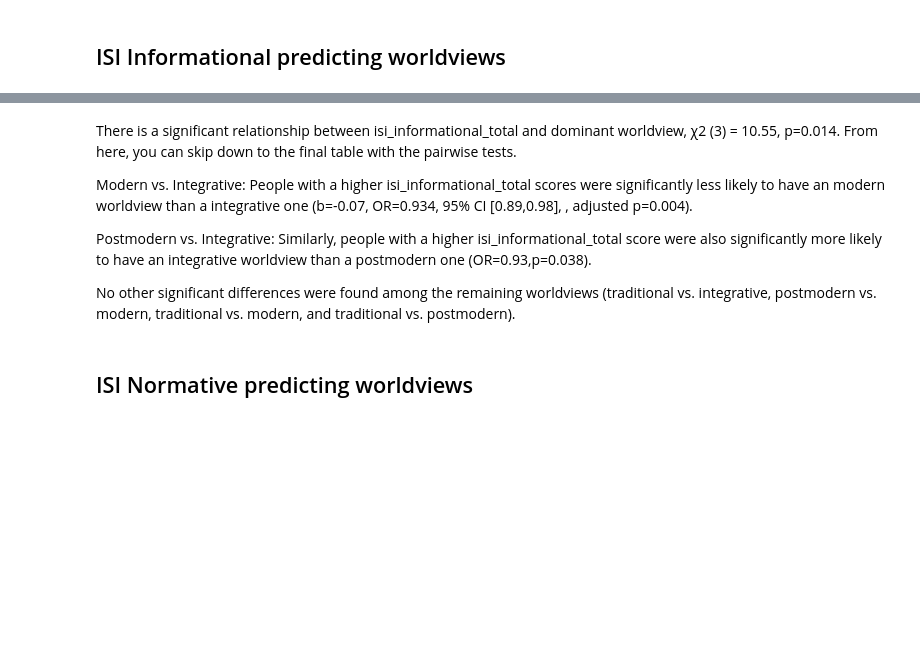
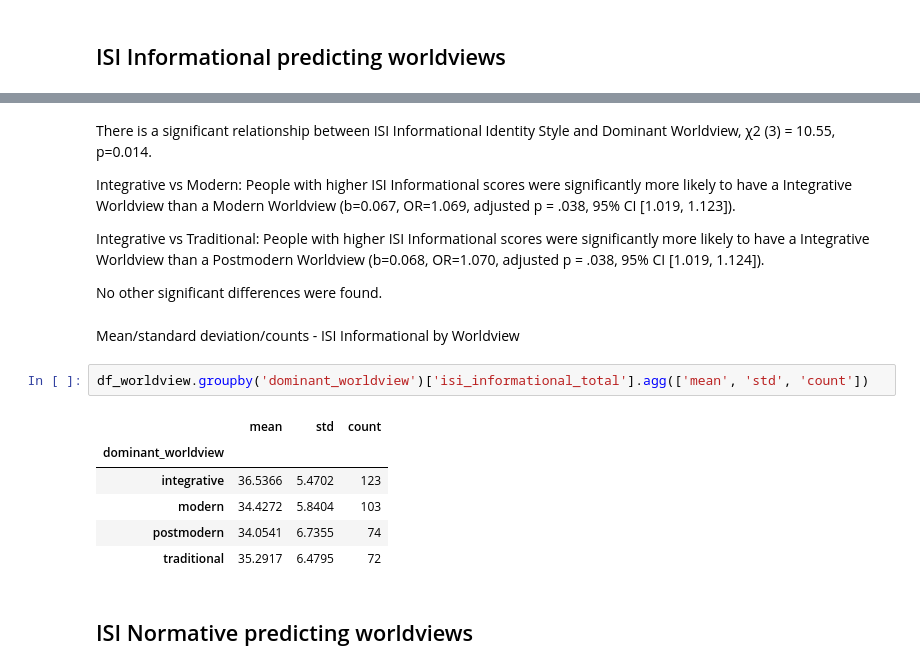
Before and after one commit to ReneeErnst/worldview-study, a Jupyter notebook: notebooks/analysis.ipynb, the cells around one changed output, grey strips where cells are left out. Cells and saved outputs as stored; diff of their text form; blank space fills up the shorter version.

```diff
--- a/notebooks/analysis.ipynb
+++ b/notebooks/analysis.ipynb
@@ -1278,13 +1298,24 @@ Category Mapping:
 5   traditional vs. postmodern       0.0288      0.0255   1.1284      1.0292           0.9790           1.0819                  0.7775
 ----------------------------------------------------------------------
 # %% [markdown]
-There is a significant relationship between isi_informational_total and dominant worldview, χ2 (3) = 10.55, p=0.014. From here, you can skip down to the final table with the pairwise tests.
+There is a significant relationship between ISI Informational Identity Style and Dominant Worldview, χ2 (3) = 10.55, p=0.014.
 
-Modern vs. Integrative: People with a higher isi_informational_total scores were significantly less likely to have an modern worldview than a integrative one (b=-0.07, OR=0.934, 95% CI [0.89,0.98], , adjusted p=0.004).
+Integrative vs Modern: People with higher ISI Informational scores were significantly more likely to have a Integrative Worldview than a Modern Worldview (b=0.067, OR=1.069, adjusted p = .038, 95% CI [1.019, 1.123]).
 
-Postmodern vs. Integrative: Similarly, people with a higher isi_informational_total score were also significantly more likely to have an integrative worldview than a postmodern one (OR=0.93,p=0.038).
+Integrative vs Traditional: People with higher ISI Informational scores were significantly more likely to have a Integrative Worldview than a Postmodern Worldview (b=0.068, OR=1.070, adjusted p = .038, 95% CI [1.019, 1.124]).
 
-No other significant differences were found among the remaining worldviews (traditional vs. integrative, postmodern vs. modern, traditional vs. modern, and traditional vs. postmodern).
+No other significant differences were found.
+# %% [markdown]
+Mean/standard deviation/counts - ISI Informational by Worldview
+# %%
+df_worldview.groupby('dominant_worldview')['isi_informational_total'].agg(['mean', 'std', 'count'])
+# %% [output]
+|  | mean | std | count |
+| dominant_worldview |  |  |  |
+| integrative | 36.5366 | 5.4702 | 123 |
+| modern | 34.4272 | 5.8404 | 103 |
+| postmodern | 34.0541 | 6.7355 | 74 |
+| traditional | 35.2917 | 6.4795 | 72 |
 # %% [markdown]
 ## ISI Normative predicting worldviews
 # %%
```
Also changed, not shown: parts of 13 cells of this notebook, 1 other file.
